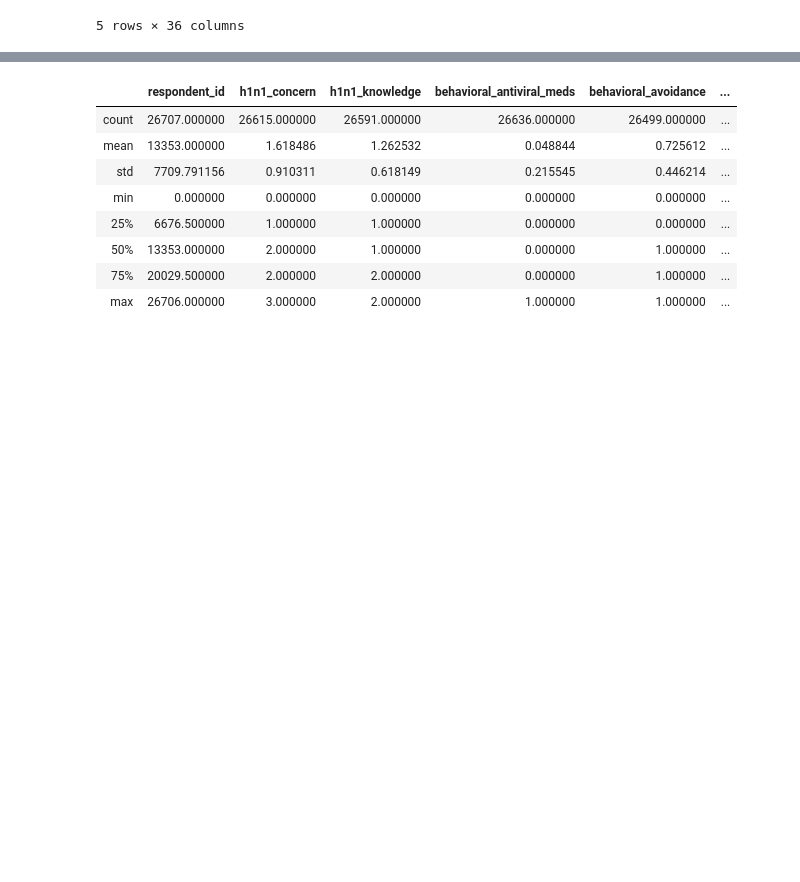
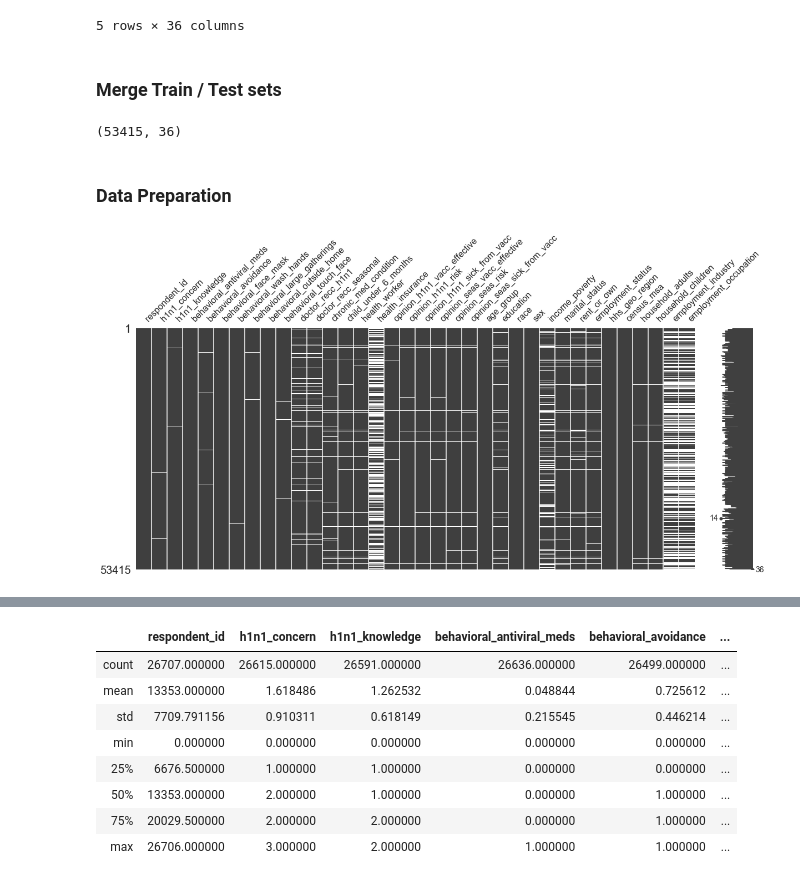
Before and after one commit to arifcanaksoy/MachineLearning_H1N1, a Jupyter notebook: playground_h1n1.ipynb, the cells around one changed output, grey strips where cells are left out. Cells and saved outputs as stored; diff of their text form; code cells hidden in the pictures; blank space fills up the shorter version.

```diff
--- a/playground_h1n1.ipynb
+++ b/playground_h1n1.ipynb
@@ -21,3 +27,19 @@ train_features.head(5)
 | 3 | 3 | 1.0 | 1.0 | 0.0 | 1.0 | ... |
 | 4 | 4 | 2.0 | 1.0 | 0.0 | 1.0 | ... |
 5 rows × 36 columns
+# %%
+test_features = pd.read_csv("test_set_features.csv",  sep=",")
+# %% [markdown]
+### Merge Train / Test sets
+# %%
+df = pd.concat([train_features,test_features])
+df.shape
+# %% [output]
+(53415, 36)
+# %% [markdown]
+### Data Preparation
+# %%
+msno.matrix(df, figsize=(20,8))
+plt.show()
+# %% [output]
+[figure, added]
```
Also changed, not shown: parts of 46 cells of this notebook.
